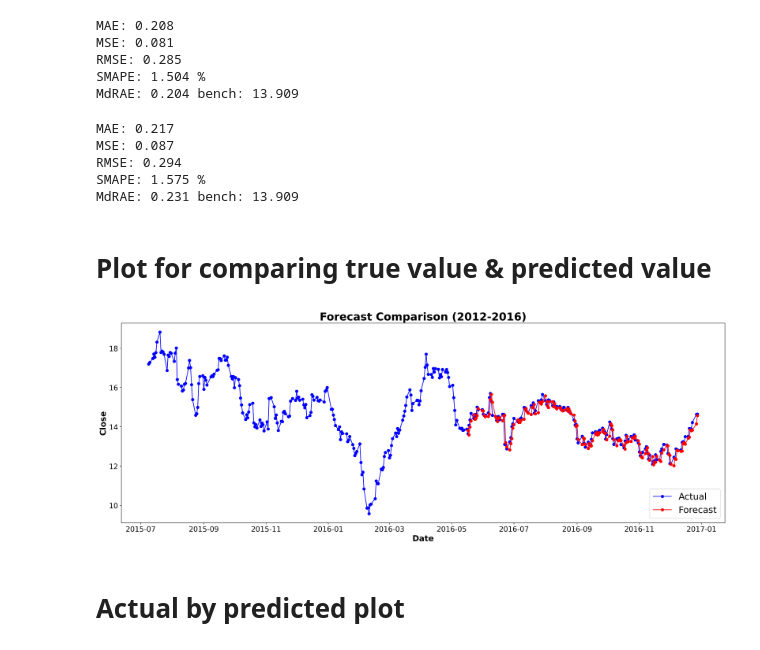
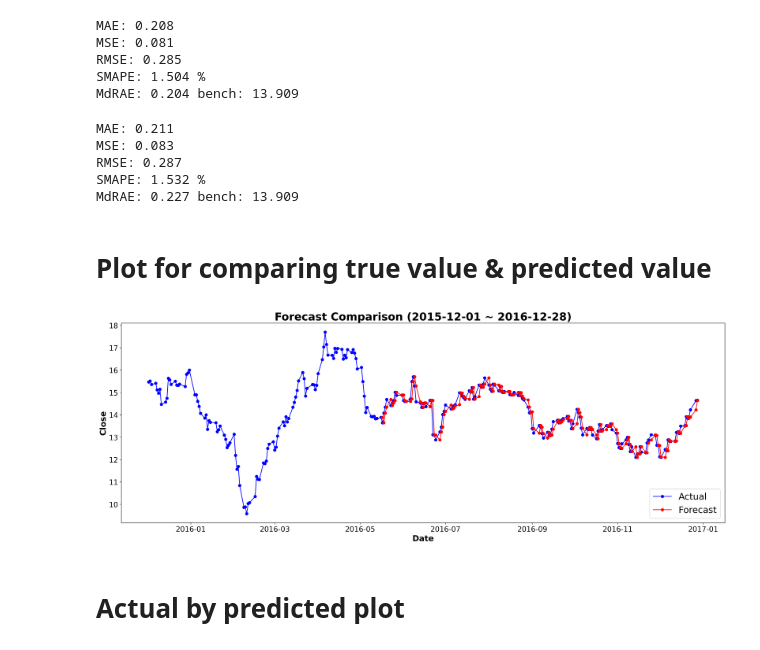
Before and after one commit to domo-shark/ANN-Timeseries, a Jupyter notebook: Rainfall(Timeseries_Forecast)_ANN_Demo_for_class_2023_Student_ver(Colab).ipynb, the cells around one changed output. Drawn from its saved outputs; the diff is of its cells as text; code cells hidden in the pictures.

```diff
--- a/Rainfall(Timeseries_Forecast)_ANN_Demo_for_class_2023_Student_ver(Colab).ipynb
+++ b/Rainfall(Timeseries_Forecast)_ANN_Demo_for_class_2023_Student_ver(Colab).ipynb
@@ -74,7 +74,7 @@ def RSE_calculate(y_true, y_pred, Root=False):
 #load data(sometimes need to use "/")
 #df = pd.read_csv('D:/pythonData/python_demo_data/Rainfall_Forecast.csv')
 # Colab
-df = pd.read_csv('')
+df = pd.read_csv('D:/Program_Files/Python/venv/venv/data/Timeseries Forecas/TSLA1.csv')
 df
 # %% [output]
 |  | Date | Y |
@@ -553,7 +553,7 @@ Model has been saved...
 # 7.4 Restore the saved model for testing
 #ANN_model=keras.models.load_model('D:/data_analysis/PyExport/Rainfall_forecast_ANN_trained_model.h5')
 # Colab
-ANN_model=keras.models.load_model('')
+ANN_model=keras.models.load_model('D:/Program_Files/Python/venv/venv/data/Timeseries Forecas/Forecast_RollingWindow_ANN_trained_model.h5')
 print('Model successfully loaded...')
 # %% [output]
 Model successfully loaded...
@@ -644,35 +626,35 @@ print('MdRAE:',round(MdRAE[0],3),'bench:',round(MdRAE[1],3))
 # print('RSE:',round(RSE,3))
 # print('RRSE:',round(RRSE,3))
 # %% [output]
-MAE: 0.217
-MSE: 0.087
-RMSE: 0.294
-SMAPE: 1.575 %
-MdRAE: 0.231 bench: 13.909
+MAE: 0.211
+MSE: 0.083
+RMSE: 0.287
+SMAPE: 1.532 %
+MdRAE: 0.227 bench: 13.909
 # %% [markdown]
 #  Plot for comparing true value & predicted value
 # %%
 # Plot Y and its corresponding date
 # Figure setting
 plt.figure(figsize=(24,8),dpi=300)
-plt.title('Forecast Comparison (2012-2016)',weight='bold',fontsize=24)
+plt.title('Forecast Comparison (2015-12-01 ~ 2016-12-28)',weight='bold',fontsize=24)
 plt.xlabel('Date',fontsize=18,weight='bold')
 plt.ylabel('Close',fontsize=18,weight='bold')
 
 # Comparison of actual value and predicted value according to Date
-plt.plot(clean_df.iloc[880:,0],clean_df.iloc[880:,1],marker='o',color='blue',label='Actual')
+plt.plot(clean_df.iloc[982:,0],clean_df.iloc[982:,1],marker='o',color='blue',label='Actual')
 plt.plot(Results['Date'],Results['Predict'],marker='o',color='red',label='Forecast')
 
 # Set the axis
 plt.xticks(fontsize=16)
 plt.yticks(fontsize=16)
 
 # Set legends
 plt.legend(loc=4,fontsize=20)
 
 plt.show()
 # %% [output]
-[figure, old version]
+[figure, new version]
 # %% [markdown]
 # Actual by predicted plot
 # %%
```
Also changed, not shown: parts of 7 cells of this notebook.
